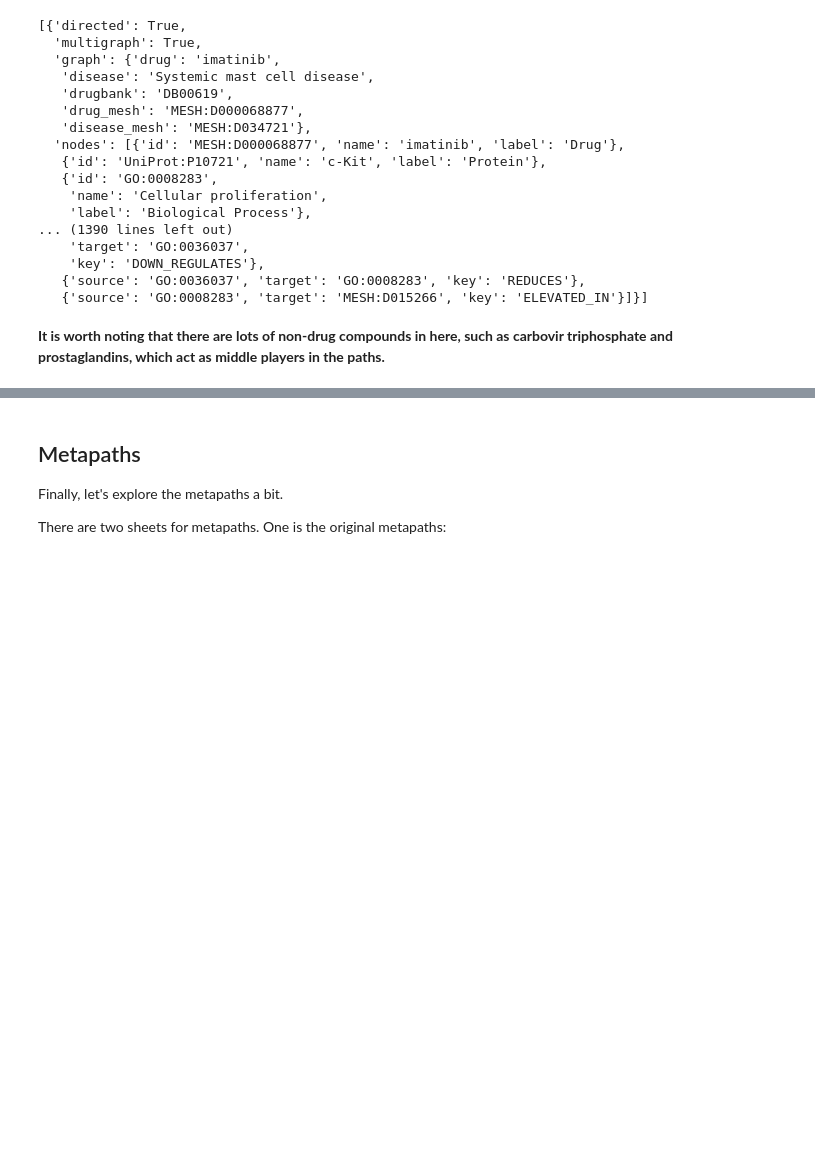
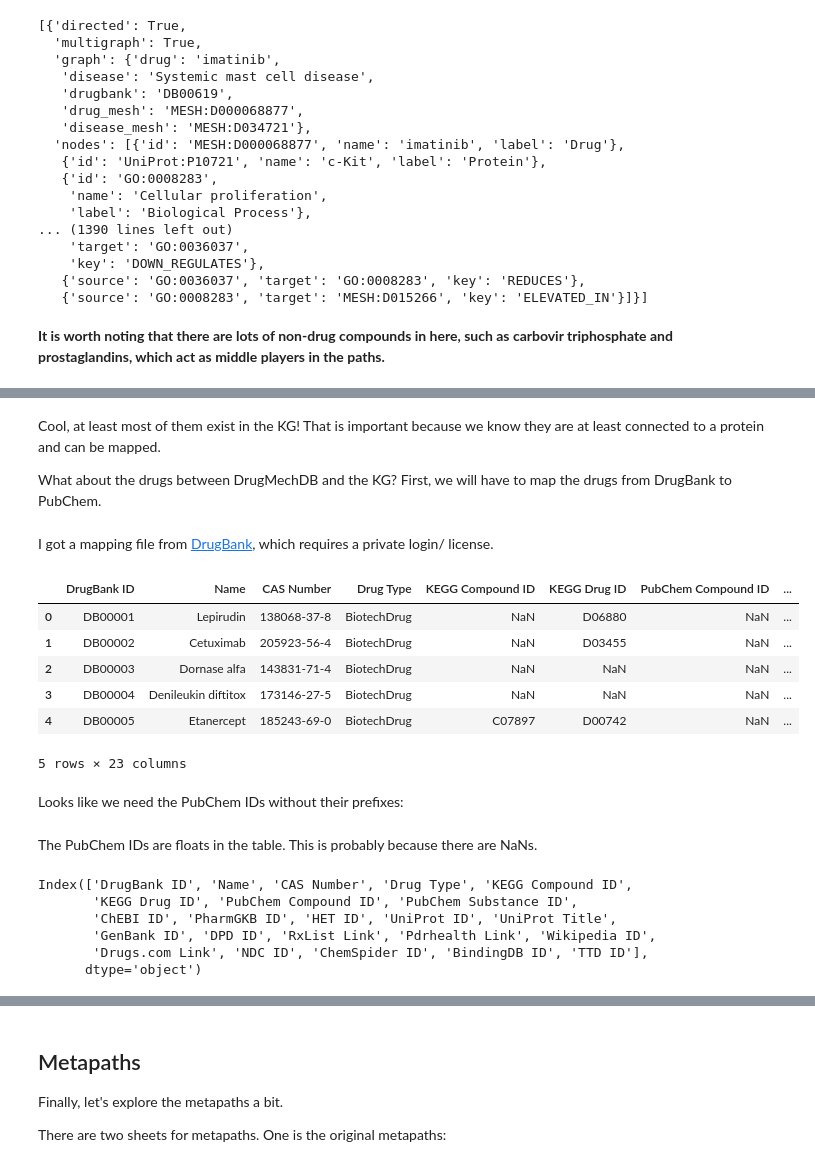
Before and after one commit to laurendelong21/MoA-Net, a Jupyter notebook: notebooks/exploration_drugmechdb.ipynb, the cells around one changed output, grey strips where cells are left out. Cells and saved outputs as stored; diff of their text form; code cells hidden in the pictures; blank space fills up the shorter version.

```diff
--- a/notebooks/exploration_drugmechdb.ipynb
+++ b/notebooks/exploration_drugmechdb.ipynb
@@ -247,0 +246,4 @@ What about the drugs between DrugMechDB and the KG? First, we will have to map t
+# %% [markdown]
+Cool, at least most of them exist in the KG! That is important because we know they are at least connected to a protein and can be mapped.
+
+What about the drugs between DrugMechDB and the KG? First, we will have to map the drugs from DrugBank to PubChem.
@@ -247,0 +256,2 @@ What about the drugs between DrugMechDB and the KG? First, we will have to map t
+# %% [markdown]
+I got a mapping file from [DrugBank](https://go.drugbank.com), which requires a private login/ license.
@@ -247,0 +260,12 @@ What about the drugs between DrugMechDB and the KG? First, we will have to map t
+# %%
+drugbank_mapping.head()
+# %% [output]
+|  | DrugBank ID | Name | CAS Number | Drug Type | KEGG Compound ID | KEGG Drug ID | PubChem Compound ID | ... |
+| 0 | DB00001 | Lepirudin | 138068-37-8 | BiotechDrug | NaN | D06880 | NaN | ... |
+| 1 | DB00002 | Cetuximab | 205923-56-4 | BiotechDrug | NaN | D03455 | NaN | ... |
+| 2 | DB00003 | Dornase alfa | 143831-71-4 | BiotechDrug | NaN | NaN | NaN | ... |
+| 3 | DB00004 | Denileukin diftitox | 173146-27-5 | BiotechDrug | NaN | NaN | NaN | ... |
+| 4 | DB00005 | Etanercept | 185243-69-0 | BiotechDrug | C07897 | D00742 | NaN | ... |
+5 rows × 23 columns
+# %% [markdown]
+Looks like we need the PubChem IDs without their prefixes:
@@ -247,0 +274,11 @@ What about the drugs between DrugMechDB and the KG? First, we will have to map t
+# %% [markdown]
+The PubChem IDs are floats in the table. This is probably because there are NaNs.
+# %%
+drugbank_mapping.columns
+# %% [output]
+Index(['DrugBank ID', 'Name', 'CAS Number', 'Drug Type', 'KEGG Compound ID',
+       'KEGG Drug ID', 'PubChem Compound ID', 'PubChem Substance ID',
+       'ChEBI ID', 'PharmGKB ID', 'HET ID', 'UniProt ID', 'UniProt Title',
+       'GenBank ID', 'DPD ID', 'RxList Link', 'Pdrhealth Link', 'Wikipedia ID',
+       'Drugs.com Link', 'NDC ID', 'ChemSpider ID', 'BindingDB ID', 'TTD ID'],
+      dtype='object')
```
Also changed, not shown: parts of 42 cells of this notebook.
